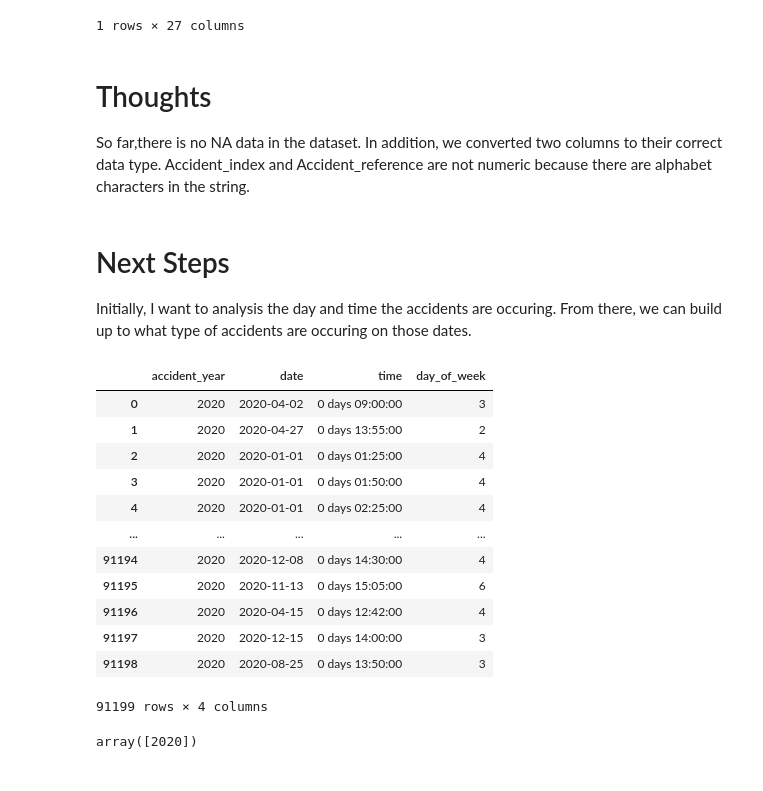
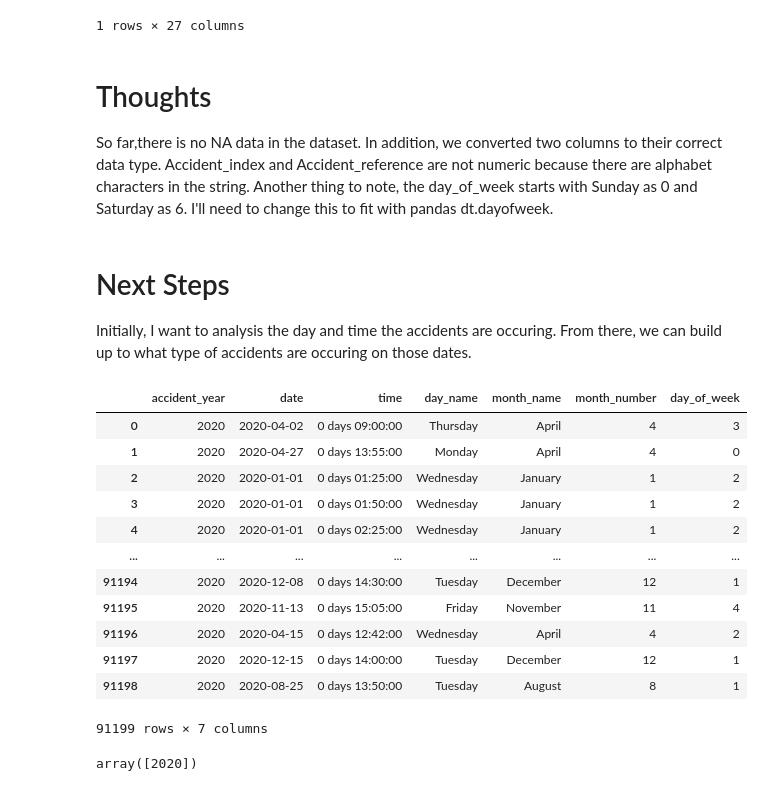
Before and after one commit to LuisEVT/High_Fatality_Accidents, a Jupyter notebook: High_Fatality_Accidents.ipynb, the cells around one changed output. Saved outputs shown, nothing was run; the diff lists cells and outputs as text; code cells hidden in the pictures.

```diff
--- a/High_Fatality_Accidents.ipynb
+++ b/High_Fatality_Accidents.ipynb
@@ -96,26 +96,32 @@ df_accidents[ df_accidents['accident_reference'].isin(['01T246170']) ]
 # %% [markdown]
 # Thoughts
 
-So far,there is no NA data in the dataset. In addition, we converted two columns to their correct data type. Accident_index and Accident_reference are not numeric because there are alphabet characters in the string.
+So far,there is no NA data in the dataset. In addition, we converted two columns to their correct data type. Accident_index and Accident_reference are not numeric because there are alphabet characters in the string. Another thing to note, the day_of_week starts with Sunday as 0 and Saturday as 6. I'll need to change this to fit with pandas dt.dayofweek.
+# %%
+df_accidents['day_of_week'] = df_accidents['date'].dt.dayofweek
+df_accidents['day_name'] = df_accidents['date'].dt.day_name()
+
+df_accidents['month_number'] = df_accidents['date'].dt.month
+df_accidents['month_name'] = df_accidents['date'].dt.month_name()
 # %% [markdown]
 # Next Steps
 
 Initially, I want to analysis the day and time the accidents are occuring. From there, we can build up to what type of accidents are occuring on those dates.
 # %%
-df_accidents_timestamp = df_accidents[ ['accident_year','date','time','day_of_week'] ]
+df_accidents_timestamp = df_accidents[ ['accident_year','date','time','day_name','month_name','month_number','day_of_week'] ]
 
 df_accidents_timestamp
 # %% [output]
-|  | accident_year | date | time | day_of_week |
-| 0 | 2020 | 2020-04-02 | 0 days 09:00:00 | 3 |
-| 1 | 2020 | 2020-04-27 | 0 days 13:55:00 | 2 |
-| 2 | 2020 | 2020-01-01 | 0 days 01:25:00 | 4 |
-| 3 | 2020 | 2020-01-01 | 0 days 01:50:00 | 4 |
-| 4 | 2020 | 2020-01-01 | 0 days 02:25:00 | 4 |
-| ... | ... | ... | ... | ... |
-| 91194 | 2020 | 2020-12-08 | 0 days 14:30:00 | 4 |
-| 91195 | 2020 | 2020-11-13 | 0 days 15:05:00 | 6 |
-| 91196 | 2020 | 2020-04-15 | 0 days 12:42:00 | 4 |
-| 91197 | 2020 | 2020-12-15 | 0 days 14:00:00 | 3 |
-| 91198 | 2020 | 2020-08-25 | 0 days 13:50:00 | 3 |
+|  | accident_year | date | time | day_name | month_name | month_number | day_of_week |
+| 0 | 2020 | 2020-04-02 | 0 days 09:00:00 | Thursday | April | 4 | 3 |
+| 1 | 2020 | 2020-04-27 | 0 days 13:55:00 | Monday | April | 4 | 0 |
+| 2 | 2020 | 2020-01-01 | 0 days 01:25:00 | Wednesday | January | 1 | 2 |
+| 3 | 2020 | 2020-01-01 | 0 days 01:50:00 | Wednesday | January | 1 | 2 |
+| 4 | 2020 | 2020-01-01 | 0 days 02:25:00 | Wednesday | January | 1 | 2 |
+| ... | ... | ... | ... | ... | ... | ... | ... |
+| 91194 | 2020 | 2020-12-08 | 0 days 14:30:00 | Tuesday | December | 12 | 1 |
+| 91195 | 2020 | 2020-11-13 | 0 days 15:05:00 | Friday | November | 11 | 4 |
+| 91196 | 2020 | 2020-04-15 | 0 days 12:42:00 | Wednesday | April | 4 | 2 |
+| 91197 | 2020 | 2020-12-15 | 0 days 14:00:00 | Tuesday | December | 12 | 1 |
+| 91198 | 2020 | 2020-08-25 | 0 days 13:50:00 | Tuesday | August | 8 | 1 |
-91199 rows × 4 columns
+91199 rows × 7 columns
```
Also changed, not shown: parts of 13 cells of this notebook.
